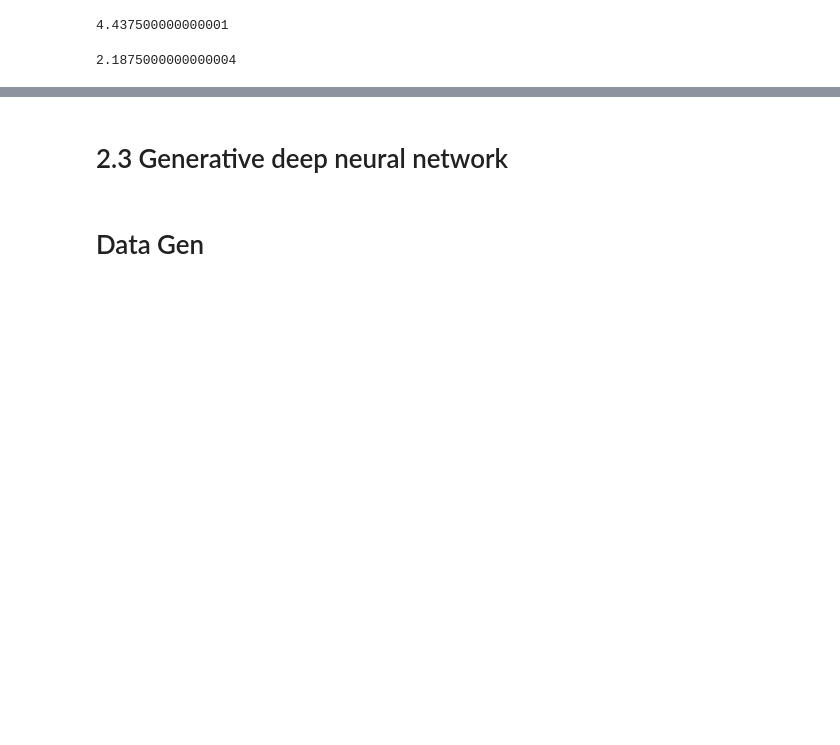
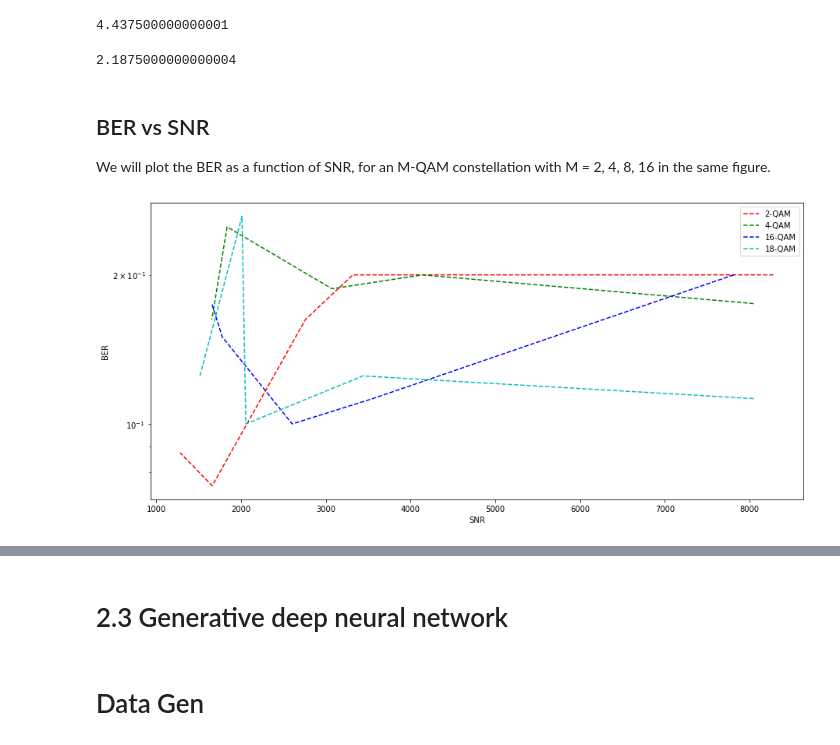
Before and after one commit to BounharAbdelaziz/Deep-Learning-for-solving-NLS-in-Telecommunication, a Jupyter notebook: notebooks/Base system model testing.ipynb, the cells around one changed output, grey strips where cells are left out. Cells and saved outputs as stored; diff of their text form; code cells hidden in the pictures; blank space fills up the shorter version.

```diff
--- a/notebooks/Base system model testing.ipynb
+++ b/notebooks/Base system model testing.ipynb
@@ -750,3 +642,7 @@ compute_signal_power(s, M)
 compute_signal_power(stilde, M)
 # %% [output]
 2.1875000000000004
+# %% [markdown]
+## BER vs SNR
+
+We will plot the BER as a function of SNR, for an M-QAM constellation with M = 2, 4, 8, 16 in the same figure.
@@ -752,0 +842,12 @@ compute_signal_power(stilde, M)
+# %%
+plt.semilogy(sr_2, br_2, 'r--', label="2-QAM")
+plt.semilogy(sr_4, br_4, 'g--', label="4-QAM")
+plt.semilogy(sr_8, br_8, 'b--', label="16-QAM")
+plt.semilogy(sr_16, br_16, 'c--', label="18-QAM")
+
+plt.xlabel("SNR")
+plt.ylabel("BER")
+plt.legend()
+plt.show()
+# %% [output]
+[figure, added]
```
Also changed, not shown: parts of 69 cells of this notebook, 3 other files.
